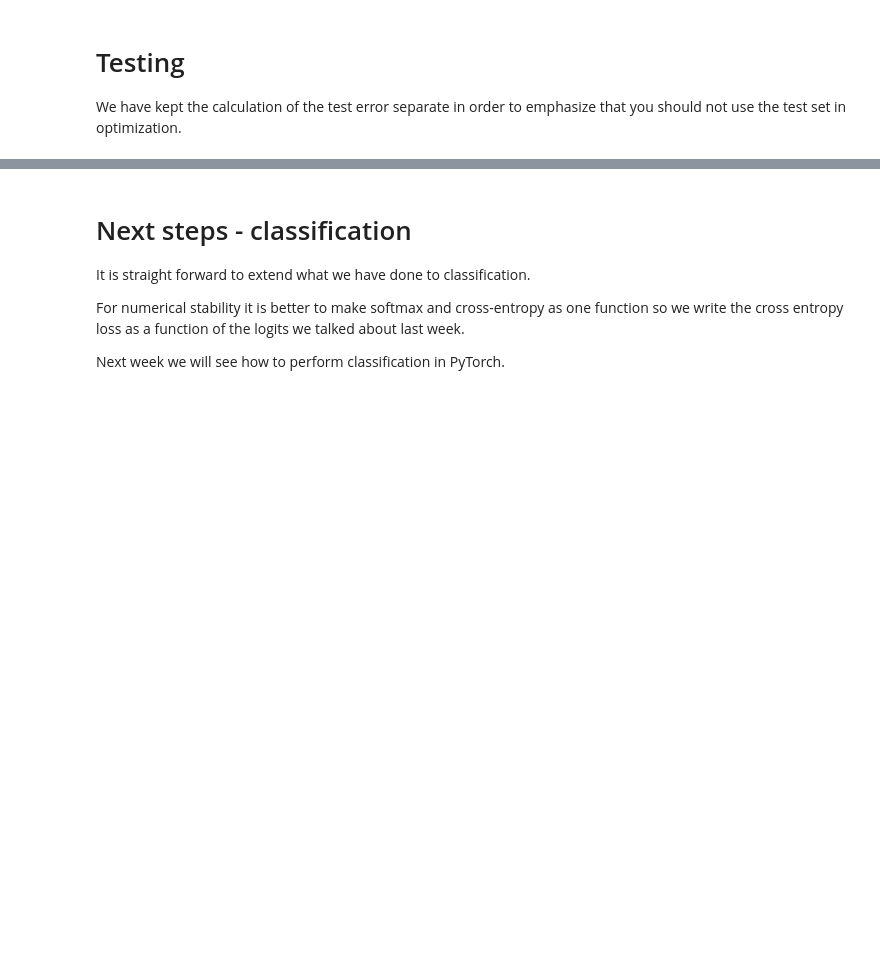
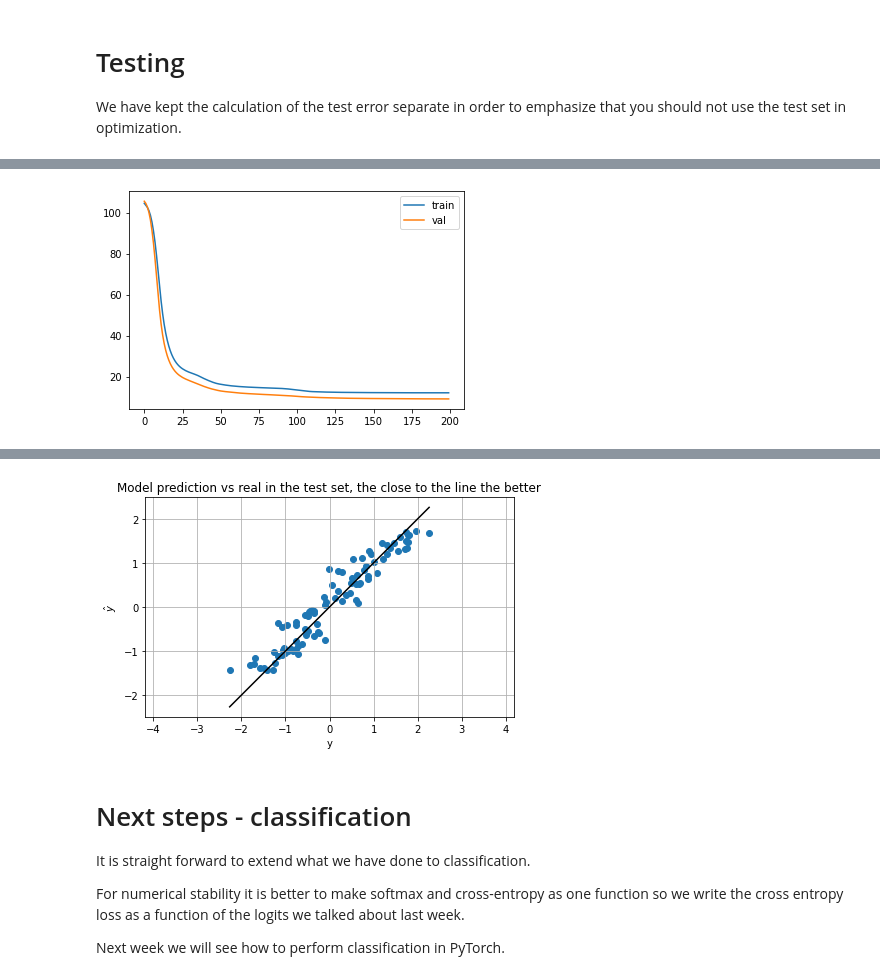
Before and after one commit to StefPetro/02456-deep-learning-with-PyTorch, a Jupyter notebook: 2_Feedforward_Python/2.1-EXE-FNN-AutoDif-Nanograd.ipynb, the cells around one changed output, grey strips where cells are left out. Saved outputs shown, nothing was run; the diff lists cells and outputs as text; code cells hidden in the pictures; blank space fills up the shorter version.

```diff
--- a/2_Feedforward_Python/2.1-EXE-FNN-AutoDif-Nanograd.ipynb
+++ b/2_Feedforward_Python/2.1-EXE-FNN-AutoDif-Nanograd.ipynb
@@ -831,0 +966,3 @@ _Insert written answer here._
+# %%
+test_network(n_hidden=5, epochs=200, lr=1e-3)
+# %% [output]
@@ -831,0 +989 @@ _Insert written answer here._
+[figure, added]
@@ -832,3 +991,4 @@ _Insert written answer here._
+[figure, added]
 # %% [markdown]
 # Next steps - classification
 
```
Also changed, not shown: parts of 24 cells of this notebook.
